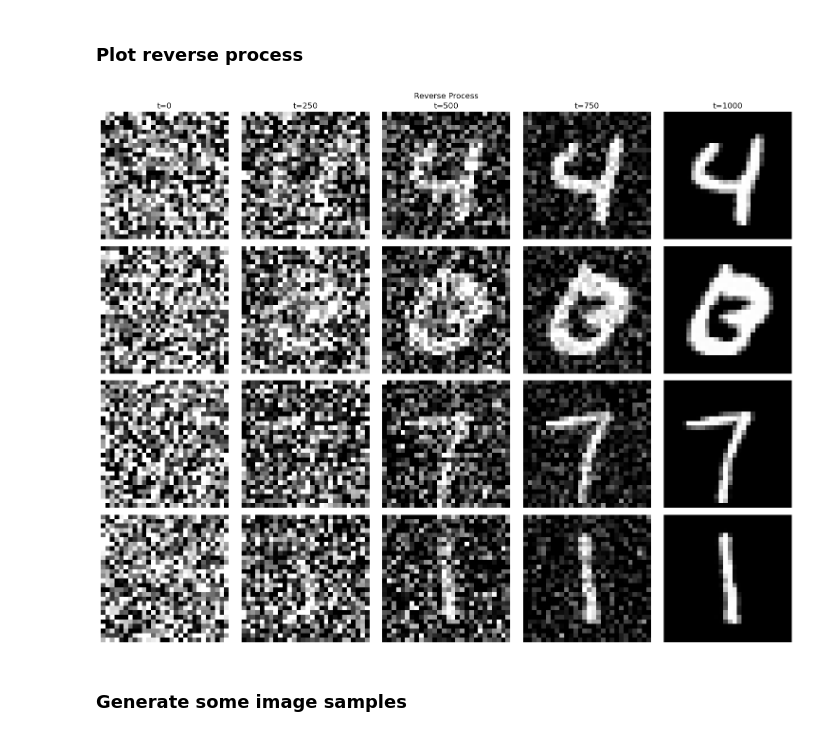
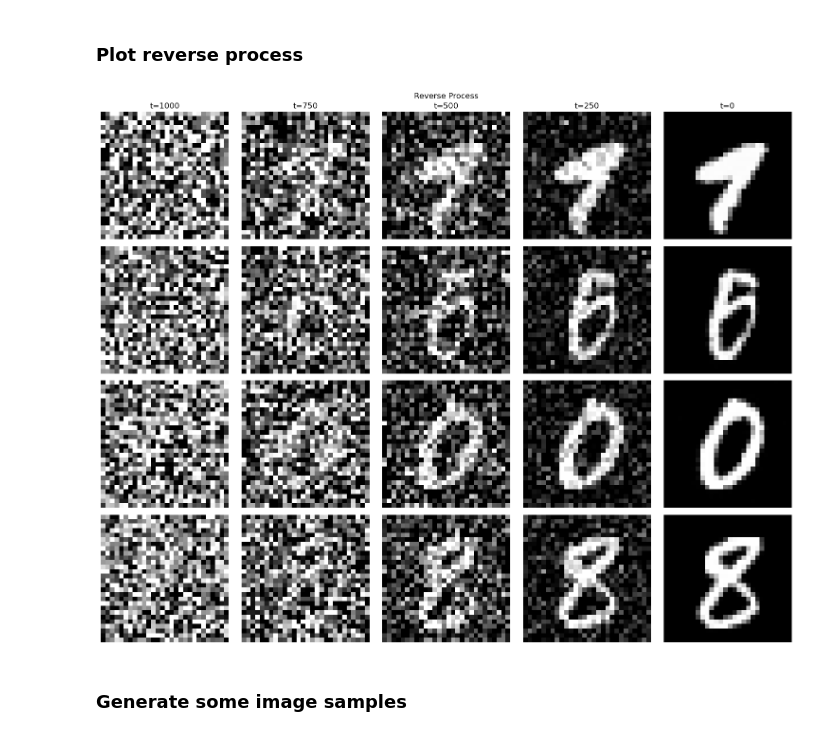
Before and after one commit to czekluk/02456_Group_44_DDPM_Project, a Jupyter notebook: src/main.ipynb, the cells around one changed output. Cells and saved outputs as stored; diff of their text form; code cells hidden in the pictures.

```diff
--- a/src/main.ipynb
+++ b/src/main.ipynb
@@ -74,7 +82,7 @@ def plot_forward_process(diffusion_model: DiffusionModel, x: torch.Tensor, t: Li
     plt.show()
 
 def plot_reverse_process(samples: List[np.ndarray], t: List[int],
-                         title: str = 'Reverse Process', cmap: str = 'gray', denormalize: bool = True):
+                         title: str = 'Reverse Process', cmap: str = 'gray', denormalize: bool = True, T: int = 1000):
     '''
     Plot the reverse process of the diffusion model
 
@@ -84,6 +92,7 @@ def plot_reverse_process(samples: List[np.ndarray], t: List[int],
     - title: Title of the plot
     - cmap: Color map
     - denormalize: Denormalize the image before plotting
+    - T: Total number of timesteps
     '''
     num_samples = len(samples[0])  # Number of samples in each timestep
     num_time_steps = len(t)        # Number of timesteps to plot
@@ -107,7 +116,7 @@ def plot_reverse_process(samples: List[np.ndarray], t: List[int],
             axes[i, j].imshow(sample, cmap=cmap)
             axes[i, j].axis('off')
             if i == 0:  # Only add titles for the first row
-                axes[i, j].set_title(f't={timestep}')
+                axes[i, j].set_title(f't={T-timestep}')
 
     fig.suptitle(title)
     plt.tight_layout()
@@ -211,9 +267,9 @@ plot_forward_process(diffusion_model_mnist, x, [0, T//4, T//2, T*3//4, T], title
 ### Plot reverse process
 # %%
 samples = diffusion_model_mnist.all_step_sample(n_samples=4)
-plot_reverse_process(samples, [0, T//4, T//2, T*3//4, T], title='Reverse Process', cmap='gray', denormalize=True)
+plot_reverse_process(samples, [0, T//4, T//2, T*3//4, T], title='Reverse Process', cmap='gray', denormalize=True, T=T)
 # %% [output]
-[figure, old version]
+[figure, new version]
 # %% [markdown]
 ### Generate some image samples
 # %%
```
Also changed, not shown: parts of 6 cells of this notebook.
